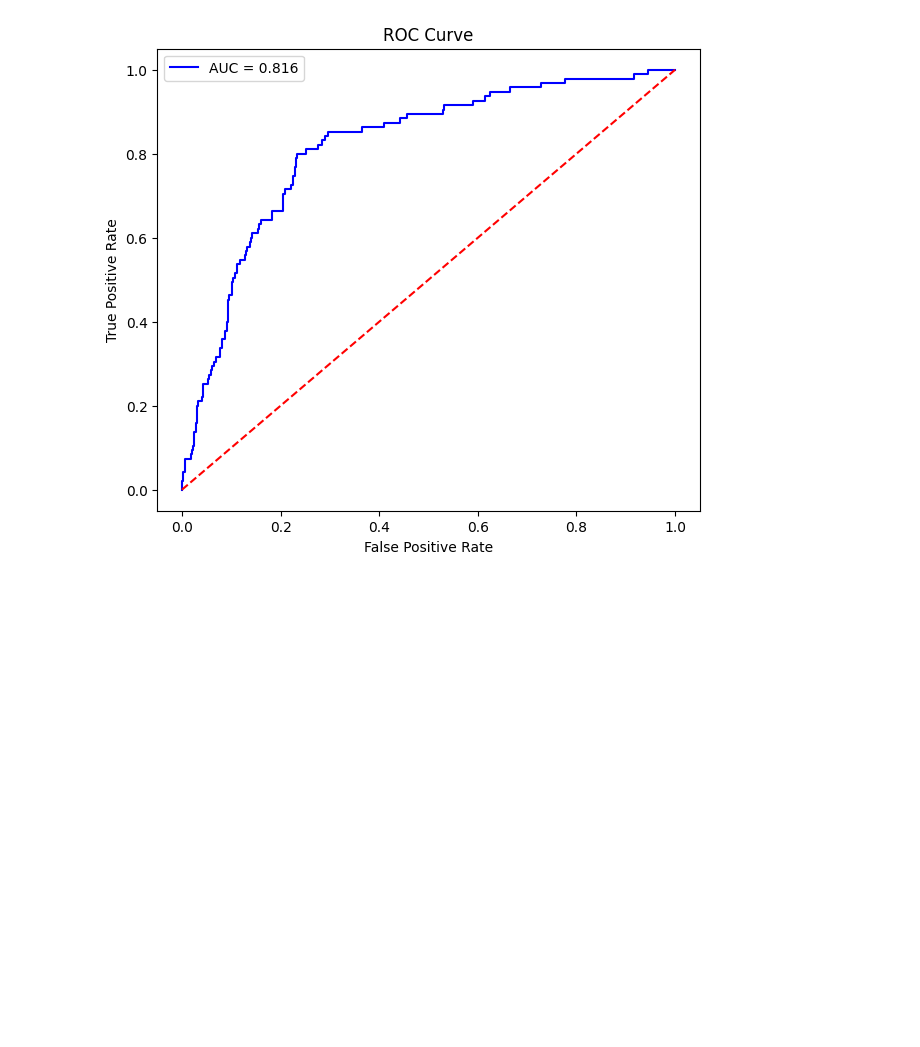
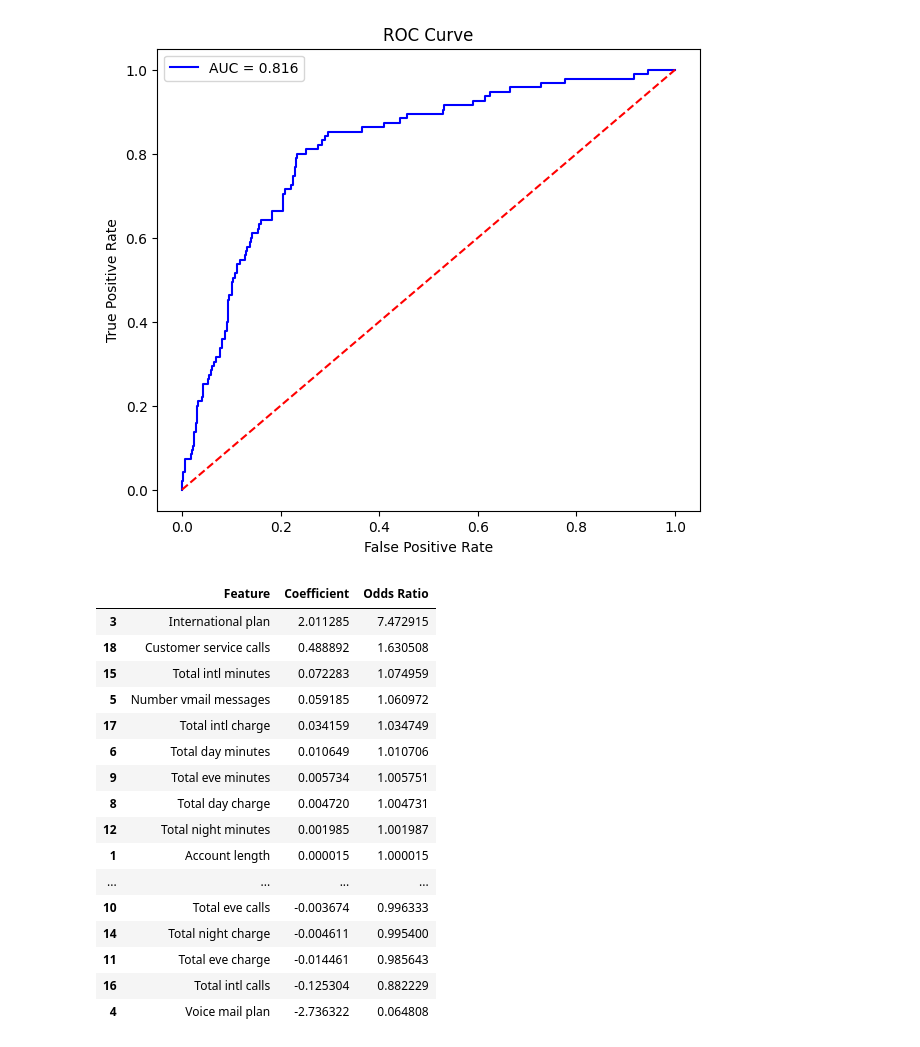
Before and after one commit to Ruchitha-006/CODVEDA_ML_INTERNSHIP, a Jupyter notebook: Level_2/Task_3_Logistic_Regression.ipynb, the cells around one changed output. Drawn from its saved outputs; the diff is of its cells as text; code cells hidden in the pictures; blank space fills up the shorter version.

```diff
--- a/Level_2/Task_3_Logistic_Regression.ipynb
+++ b/Level_2/Task_3_Logistic_Regression.ipynb
@@ -201,3 +201,32 @@ plt.legend()
 plt.show()
 # %% [output]
 [figure]
+# %%
+# Model Coefficients
+
+coefficients = pd.DataFrame({
+    "Feature": X_train.columns,
+    "Coefficient": model.coef_[0]
+})
+
+coefficients["Odds Ratio"] = np.exp(coefficients["Coefficient"])
+
+coefficients.sort_values(by="Coefficient", ascending=False)
+# %% [output]
+|  | Feature | Coefficient | Odds Ratio |
+| 3 | International plan | 2.011285 | 7.472915 |
+| 18 | Customer service calls | 0.488892 | 1.630508 |
+| 15 | Total intl minutes | 0.072283 | 1.074959 |
+| 5 | Number vmail messages | 0.059185 | 1.060972 |
+| 17 | Total intl charge | 0.034159 | 1.034749 |
+| 6 | Total day minutes | 0.010649 | 1.010706 |
+| 9 | Total eve minutes | 0.005734 | 1.005751 |
+| 8 | Total day charge | 0.004720 | 1.004731 |
+| 12 | Total night minutes | 0.001985 | 1.001987 |
+| 1 | Account length | 0.000015 | 1.000015 |
+| ... | ... | ... | ... |
+| 10 | Total eve calls | -0.003674 | 0.996333 |
+| 14 | Total night charge | -0.004611 | 0.995400 |
+| 11 | Total eve charge | -0.014461 | 0.985643 |
+| 16 | Total intl calls | -0.125304 | 0.882229 |
+| 4 | Voice mail plan | -2.736322 | 0.064808 |
```
